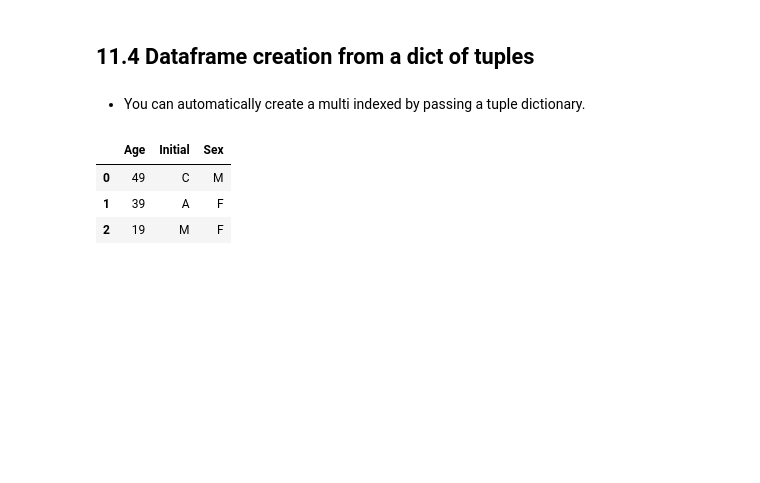
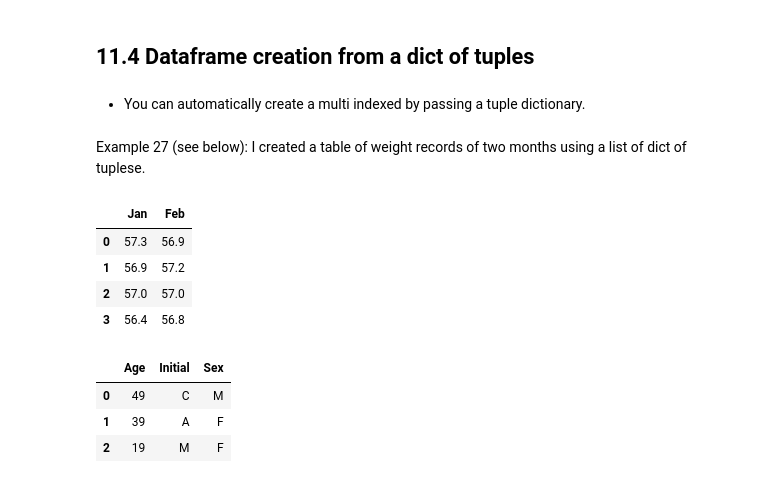
Before and after one commit to k1gk/Week1-Introduction_to_Python, a Jupyter notebook: Introduction_to_Python.ipynb, the cells around one changed output. Drawn from its saved outputs; the diff is of its cells as text; code cells hidden in the pictures; blank space fills up the shorter version.

```diff
--- a/Introduction_to_Python.ipynb
+++ b/Introduction_to_Python.ipynb
@@ -1150,6 +1498,19 @@ pd.DataFrame(data)
 ## 11.4 Dataframe creation from a dict of tuples
 # %% [markdown]
  - You can automatically create a multi indexed by passing a tuple dictionary.
+# %% [markdown]
+Example 27 (see below): I created a table of weight records of two months using a list of dict of tuplese.
+# %%
+weight=pd.DataFrame({'Jan': [57.3, 56.9, 57.0, 56.4],
+        'Feb':[56.9, 57.2, 57.0, 56.8]})
+
+weight
+# %% [output]
+|  | Jan | Feb |
+| 0 | 57.3 | 56.9 |
+| 1 | 56.9 | 57.2 |
+| 2 | 57.0 | 57.0 |
+| 3 | 56.4 | 56.8 |
 # %%
 
 df = pd.DataFrame({'Initial': ['C','A','M'], 'Sex': ['M', 'F', 'F'], 'Age': [49, 39, 19]})
```
Also changed, not shown: parts of 73 cells of this notebook.
